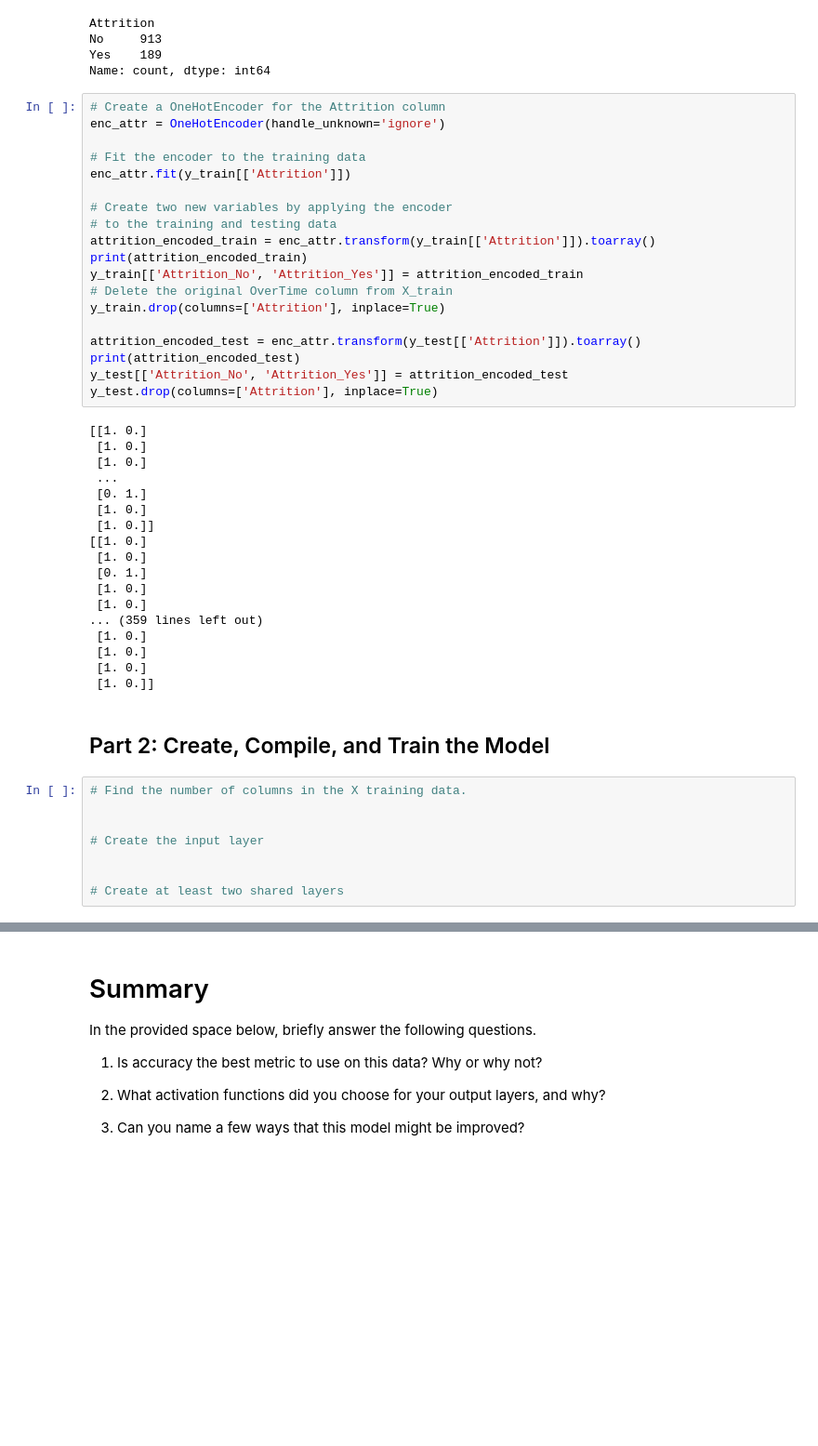
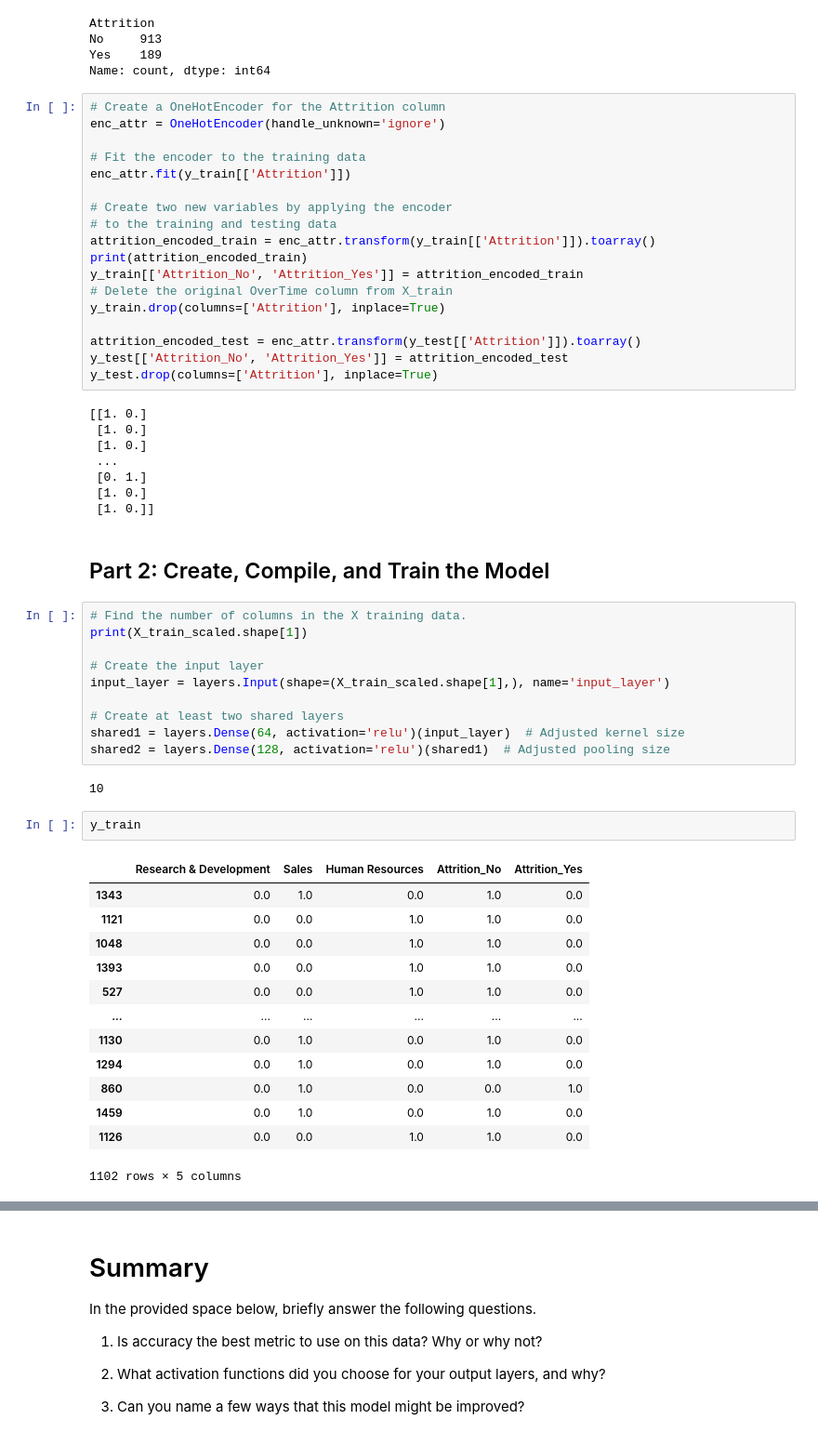
Before and after one commit to RoboAce8/neural-network-challenge-2, a Jupyter notebook: attrition.ipynb, the cells around one changed output, grey strips where cells are left out. Shown: that part at 93% size. Saved outputs shown, nothing was run; the diff lists cells and outputs as text; blank space fills up the shorter version.

```diff
--- a/attrition.ipynb
+++ b/attrition.ipynb
@@ -187,7 +183,6 @@ y_train[['Attrition_No', 'Attrition_Yes']] = attrition_encoded_train
 y_train.drop(columns=['Attrition'], inplace=True)
 
 attrition_encoded_test = enc_attr.transform(y_test[['Attrition']]).toarray()
-print(attrition_encoded_test)
 y_test[['Attrition_No', 'Attrition_Yes']] = attrition_encoded_test
 y_test.drop(columns=['Attrition'], inplace=True)
 # %% [output]
@@ -198,26 +193,36 @@ y_test.drop(columns=['Attrition'], inplace=True)
  [0. 1.]
  [1. 0.]
  [1. 0.]]
-[[1. 0.]
- [1. 0.]
- [0. 1.]
- [1. 0.]
- [1. 0.]
-... (359 lines left out)
- [1. 0.]
- [1. 0.]
- [1. 0.]
- [1. 0.]]
 # %% [markdown]
 ## Part 2: Create, Compile, and Train the Model
 # %%
 # Find the number of columns in the X training data.
-
+print(X_train_scaled.shape[1])
 
 # Create the input layer
-
+input_layer = layers.Input(shape=(X_train_scaled.shape[1],), name='input_layer')
 
 # Create at least two shared layers
+shared1 = layers.Dense(64, activation='relu')(input_layer)  # Adjusted kernel size
+shared2 = layers.Dense(128, activation='relu')(shared1)  # Adjusted pooling size
+# %% [output]
+10
+# %%
+y_train
+# %% [output]
+|  | Research & Development | Sales | Human Resources | Attrition_No | Attrition_Yes |
+| 1343 | 0.0 | 1.0 | 0.0 | 1.0 | 0.0 |
+| 1121 | 0.0 | 0.0 | 1.0 | 1.0 | 0.0 |
+| 1048 | 0.0 | 0.0 | 1.0 | 1.0 | 0.0 |
+| 1393 | 0.0 | 0.0 | 1.0 | 1.0 | 0.0 |
+| 527 | 0.0 | 0.0 | 1.0 | 1.0 | 0.0 |
+| ... | ... | ... | ... | ... | ... |
+| 1130 | 0.0 | 1.0 | 0.0 | 1.0 | 0.0 |
+| 1294 | 0.0 | 1.0 | 0.0 | 1.0 | 0.0 |
+| 860 | 0.0 | 1.0 | 0.0 | 0.0 | 1.0 |
+| 1459 | 0.0 | 1.0 | 0.0 | 1.0 | 0.0 |
+| 1126 | 0.0 | 0.0 | 1.0 | 1.0 | 0.0 |
+1102 rows × 5 columns
 # %%
 # Create a branch for Department
 # with a hidden layer and an output layer
```
Also changed, not shown: parts of 10 cells of this notebook.
